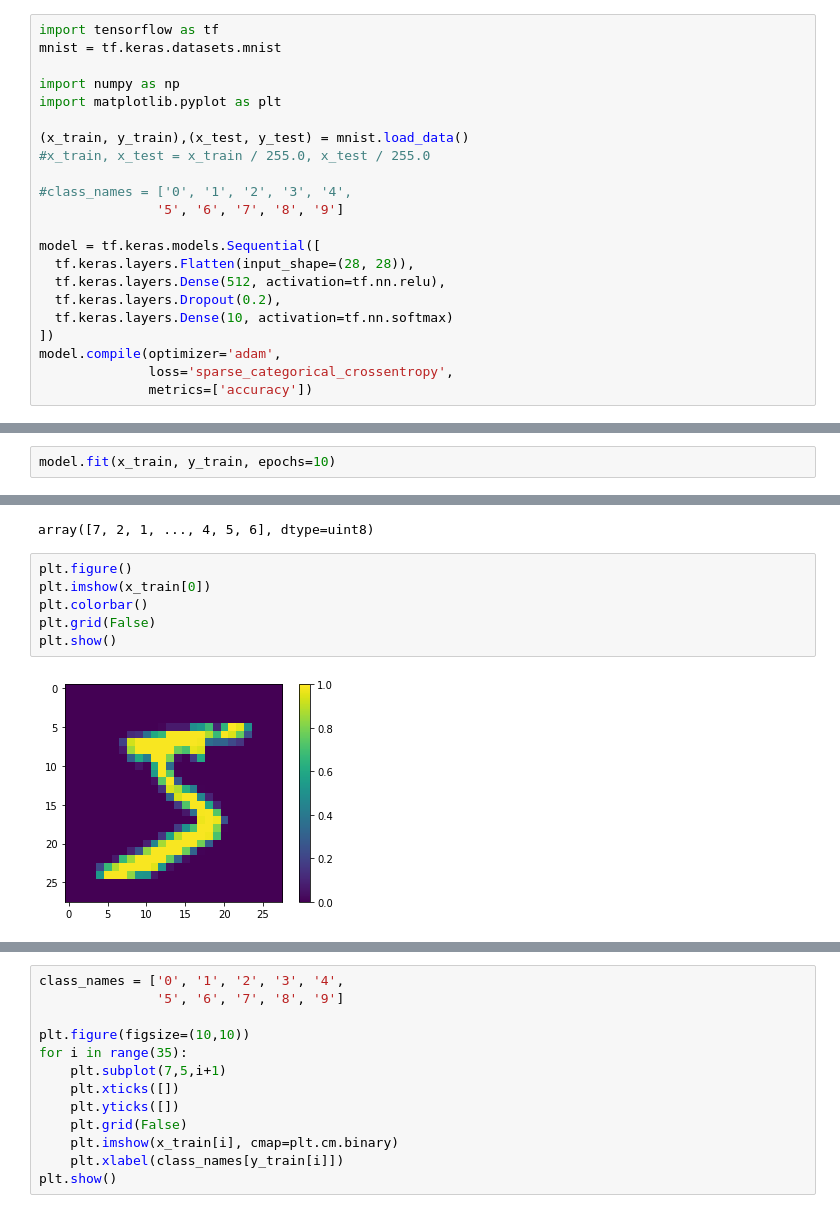
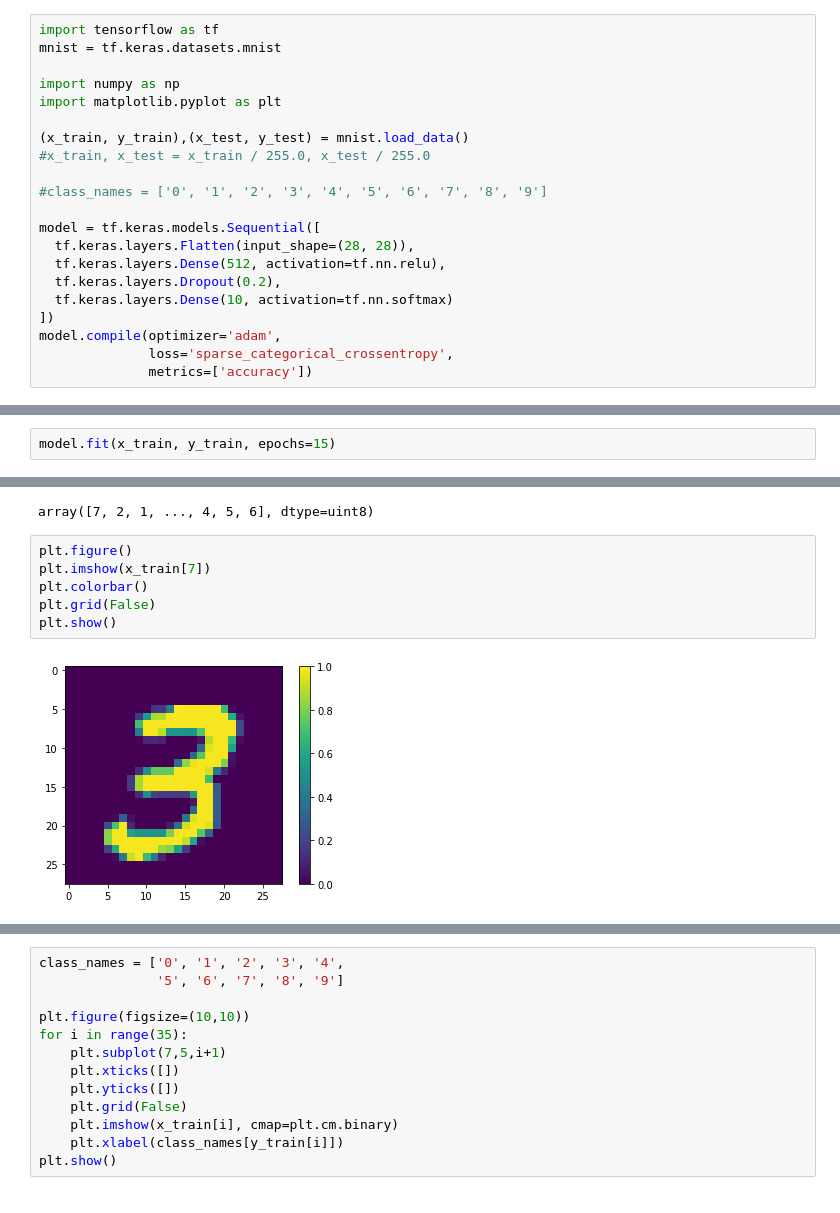
Before and after one commit to KaggleUser93/TensorFlow_AI, a Jupyter notebook: TF_Proj4_NumberImages.ipynb, the cells around one changed output, grey strips where cells are left out. Saved outputs shown, nothing was run; the diff lists cells and outputs as text.

```diff
--- a/TF_Proj4_NumberImages.ipynb
+++ b/TF_Proj4_NumberImages.ipynb
@@ -10,8 +10,7 @@ import matplotlib.pyplot as plt
 (x_train, y_train),(x_test, y_test) = mnist.load_data()
 #x_train, x_test = x_train / 255.0, x_test / 255.0
 
-#class_names = ['0', '1', '2', '3', '4',
-               '5', '6', '7', '8', '9']
+#class_names = ['0', '1', '2', '3', '4', '5', '6', '7', '8', '9']
 
 model = tf.keras.models.Sequential([
   tf.keras.layers.Flatten(input_shape=(28, 28)),
@@ -25,3 +33,3 @@ model.compile(optimizer='adam',
 # %%
-model.fit(x_train, y_train, epochs=10)
+model.fit(x_train, y_train, epochs=15)
 # %% [output]
@@ -68,12 +73,12 @@ y_test
 array([7, 2, 1, ..., 4, 5, 6], dtype=uint8)
 # %%
 plt.figure()
-plt.imshow(x_train[0])
+plt.imshow(x_train[7])
 plt.colorbar()
 plt.grid(False)
 plt.show()
 # %% [output]
-[figure, old version]
+[figure, new version]
 # %%
 x_train, x_test = x_train / 255.0, x_test / 255.0
 plt.figure()
```
Also changed, not shown: parts of 5 cells of this notebook.
